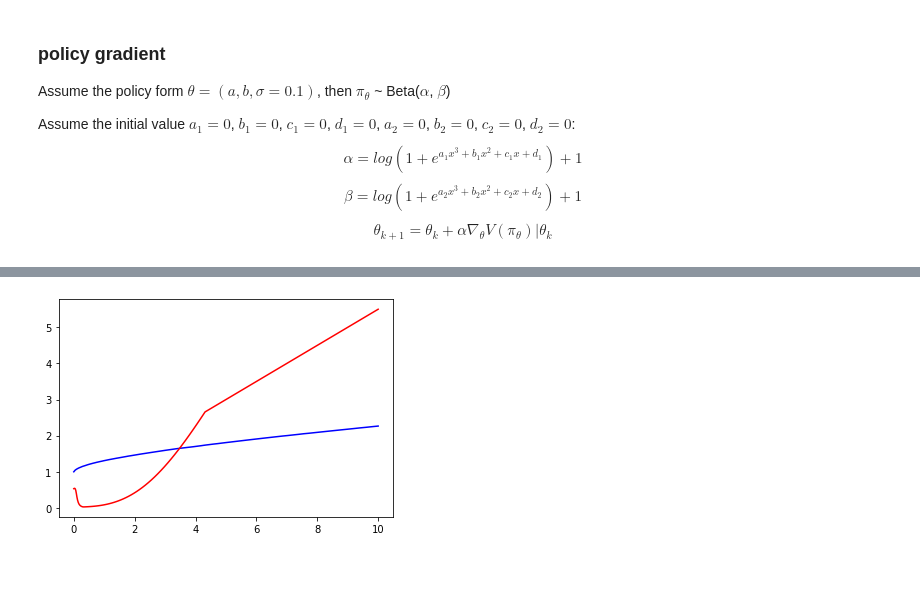
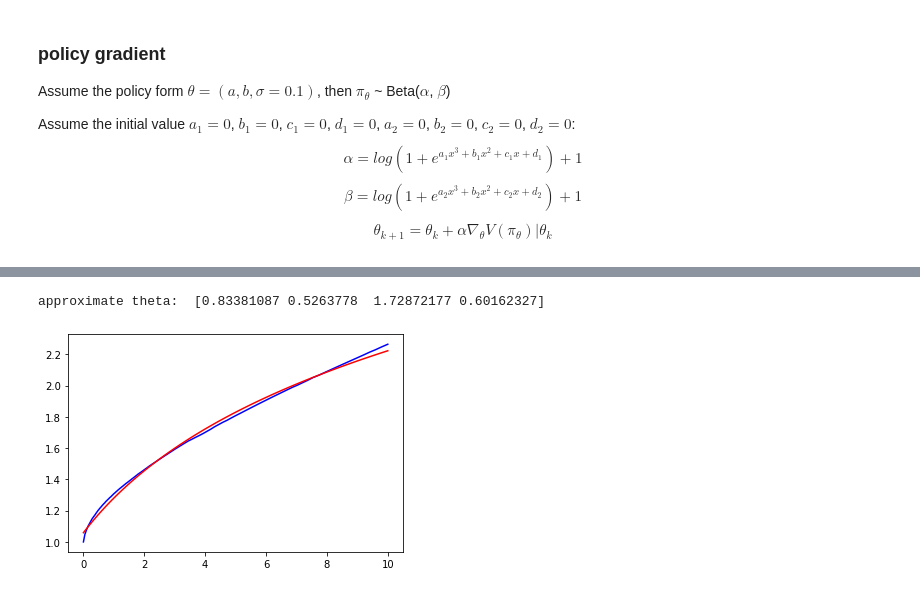
Before and after one commit to dongxulee/lifeCycle, a Jupyter notebook: 20210115/logisticPolicy.ipynb, the cells around one changed output, grey strips where cells are left out. Cells and saved outputs as stored; diff of their text form; code cells hidden in the pictures.

```diff
--- a/20210115/logisticPolicy.ipynb
+++ b/20210115/logisticPolicy.ipynb
@@ -36,7 +37,7 @@ def u(c):
 Populating the interactive namespace from numpy and matplotlib
 # %%
 # Value iteration
-for j in range(30):
+for j in range(100):
     if j % 10 == 0:
         print(j)
     for i in range(len(ws)):
@@ -188,4 +196,0 @@ for i in range(N):
-# %%
-plot(theta)
-# %% [output]
-[figure, removed]
@@ -200,0 +197,16 @@ plot(theta)
+# %%
+def func(x, a, b, c, d):
+    return a * np.log(b*x+c) + d
+
+theta, cov = optimization.curve_fit(func, ws, Cs)
+
+def fun(x, theta):
+    a,b,c,d = theta
+    return func(x,a,b,c,d)
+plt.plot(ws, Cs, 'b')
+plt.plot(ws, fun(ws,theta), 'r')
+
+print("approximate theta: ", theta)
+# %% [output]
+approximate theta:  [0.83381087 0.5263778  1.72872177 0.60162327]
+[figure, added]
```
Also changed, not shown: parts of 11 cells of this notebook, 2 other files.
